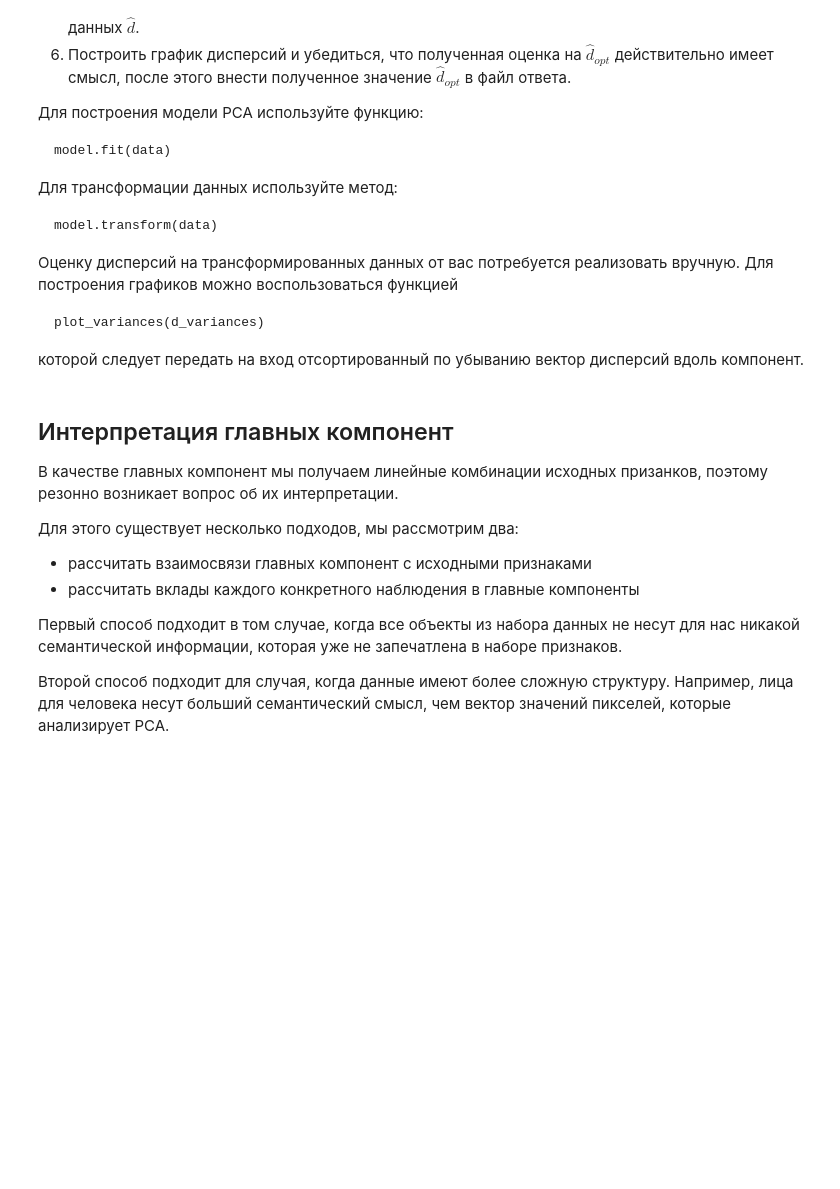
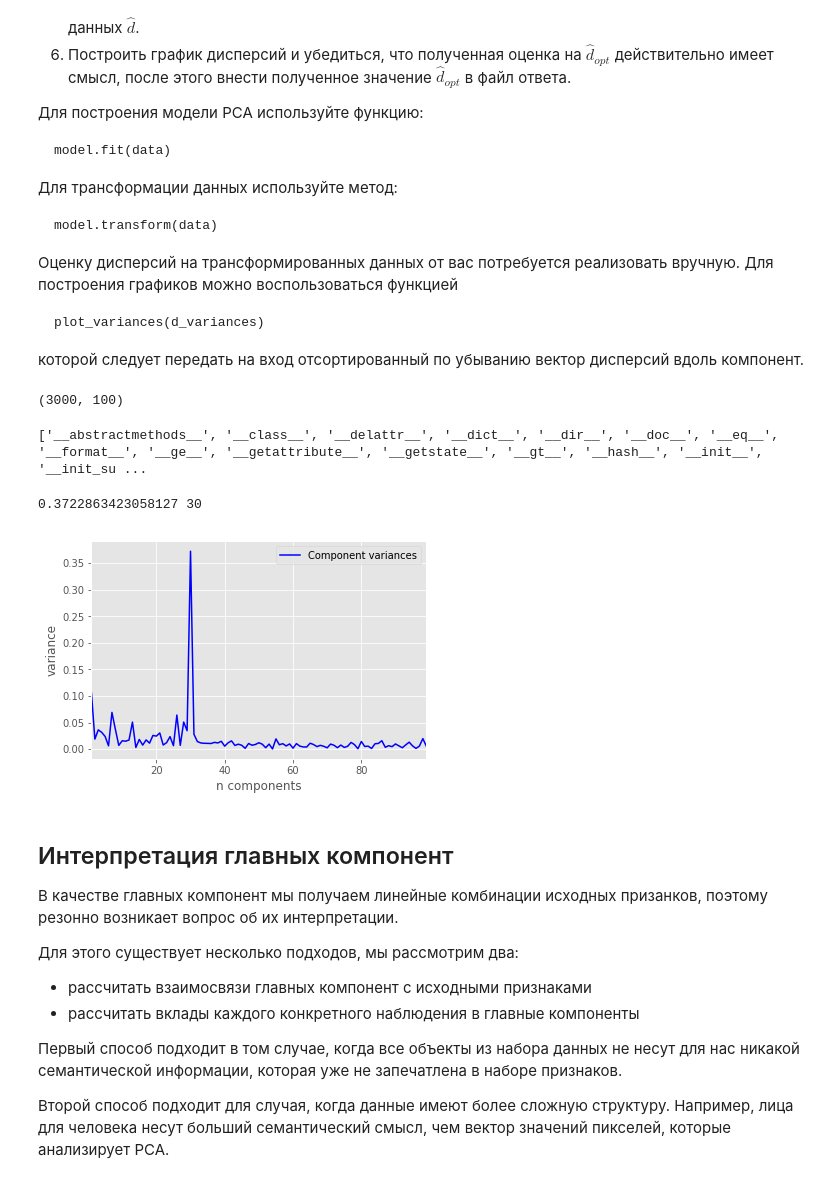
Before and after one commit to AlexeyAverin/MLLearn, a Jupyter notebook: c3w2t1.ipynb, the cells around one changed output. Saved outputs shown, nothing was run; the diff lists cells and outputs as text; code cells hidden in the pictures; blank space fills up the shorter version.

```diff
--- a/c3w2t1.ipynb
+++ b/c3w2t1.ipynb
@@ -379,9 +374,36 @@ def write_answer_2(optimal_d):
         fout.write(str(optimal_d))
 
 data = pd.read_csv('data_task2.csv')
-
+data.shape
 # place your code here
-pass
+#pass
+# %% [output]
+(3000, 100)
+# %%
+model = PCA(n_components = 100)
+model.fit(data)
+model.transform(data)
+
+print(dir(model))
+variances = model.explained_variance_
+# %% [output]
+['__abstractmethods__', '__class__', '__delattr__', '__dict__', '__dir__', '__doc__', '__eq__', '__format__', '__ge__', '__getattribute__', '__getstate__', '__gt__', '__hash__', '__init__', '__init_su ...
+# %%
+deltas = list()
+deltaMax = variances[1] - variances[0]
+for i in range(0, (len(variances) - 1)):
+    delta = variances[i] - variances[i+1]
+    deltas.append( delta )
+    if delta > deltaMax:
+        deltaMax = delta
+        x = i + 1
+
+print(deltaMax, x)
+
+plot_variances( np.array(deltas) )
+# %% [output]
+0.3722863423058127 30
+[figure, added]
 # %% [markdown]
 ## Интерпретация главных компонент
 
```
Also changed, not shown: parts of 21 cells of this notebook.
